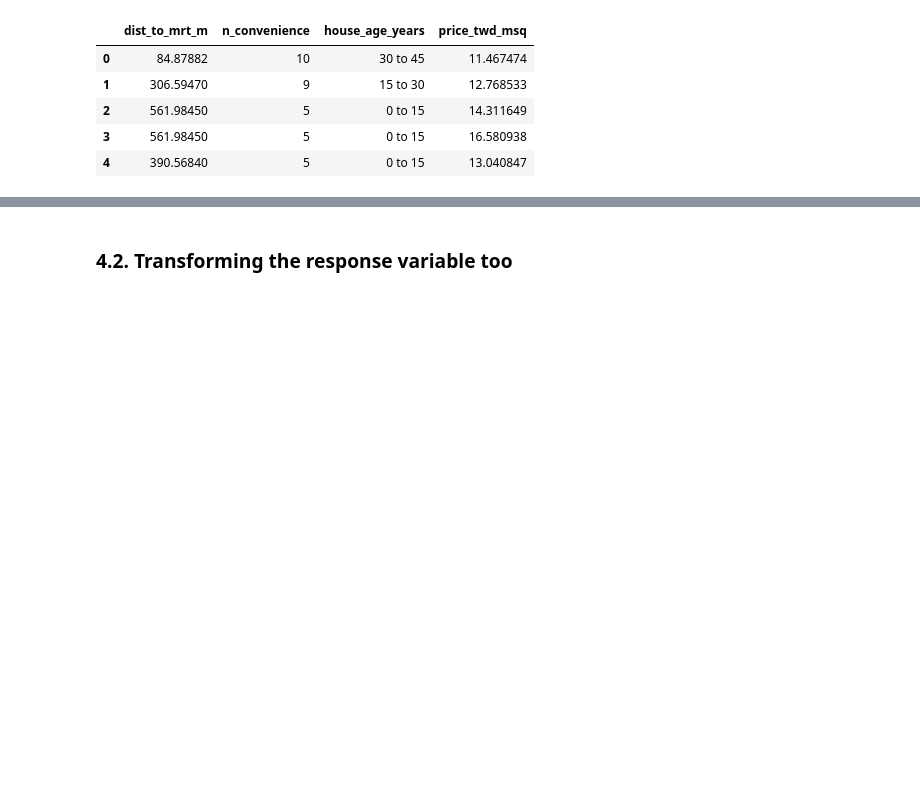
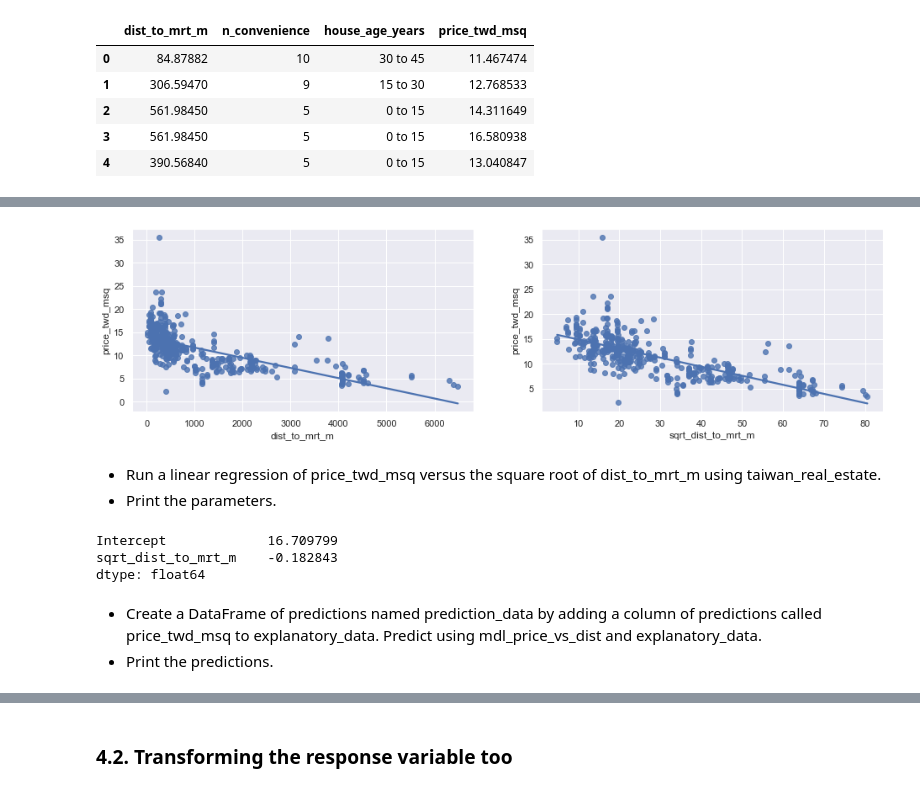
Before and after one commit to DVM-Moheb/Datacamp-Regression-with-Statsmodels-in-Python, a Jupyter notebook: 1. Introduction to Regression with statsmodels/ch02_predictions_and_model_objects.ipynb, the cells around one changed output, grey strips where cells are left out. Cells and saved outputs as stored; diff of their text form; code cells hidden in the pictures; blank space fills up the shorter version.

```diff
--- a/1. Introduction to Regression with statsmodels/ch02_predictions_and_model_objects.ipynb
+++ b/1. Introduction to Regression with statsmodels/ch02_predictions_and_model_objects.ipynb
@@ -353,0 +352,10 @@ ax = sns.scatterplot(data=prediction_data, x='sqrt_dist_to_mrt_m', y='price_twd_
+# %%
+# Plotting sqrt_dist_to_mrt_m Vs. price_twd_msq:
+fig, (ax1, ax2) = plt.subplots(1, 2, figsize=(16, 4))
+sns.regplot(data=taiwan_real_estate, x='dist_to_mrt_m', y='price_twd_msq', ci=None, ax=ax1)
+sns.regplot(data=taiwan_real_estate, x='sqrt_dist_to_mrt_m', y='price_twd_msq', ci=None, ax=ax2);
+# %% [output]
+[figure, added]
+# %% [markdown]
+- Run a linear regression of price_twd_msq versus the square root of dist_to_mrt_m using taiwan_real_estate.
+- Print the parameters.
@@ -353,0 +365,10 @@ ax = sns.scatterplot(data=prediction_data, x='sqrt_dist_to_mrt_m', y='price_twd_
+# %%
+# Getting the model paramerters:
+model.params
+# %% [output]
+Intercept             16.709799
+sqrt_dist_to_mrt_m    -0.182843
+dtype: float64
+# %% [markdown]
+- Create a DataFrame of predictions named prediction_data by adding a column of predictions called price_twd_msq to explanatory_data. Predict using mdl_price_vs_dist and explanatory_data.
+- Print the predictions.
```
Also changed, not shown: parts of 66 cells of this notebook, 1 other file.
